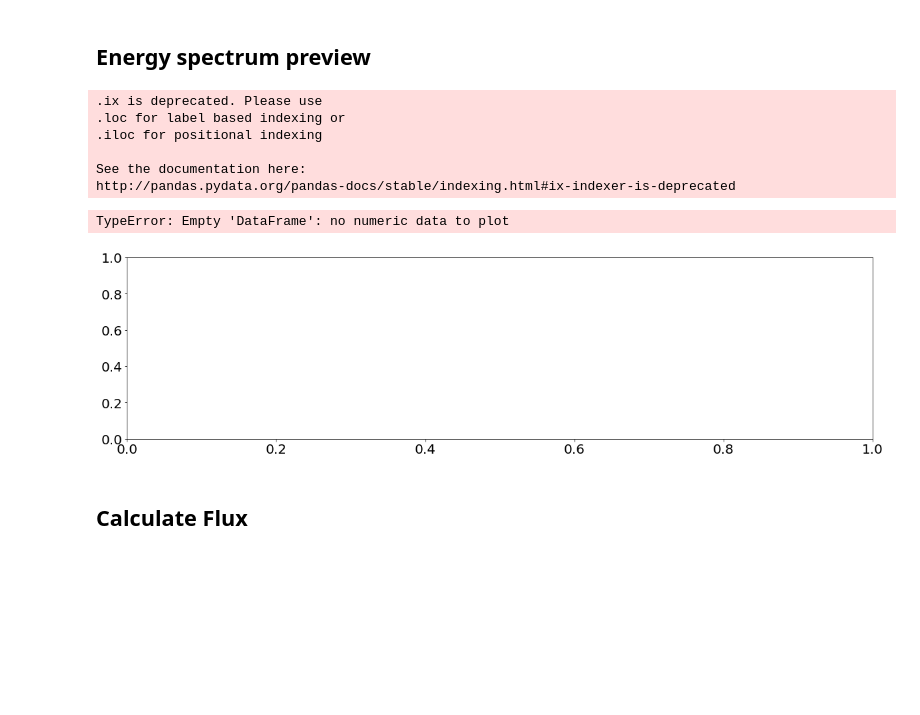
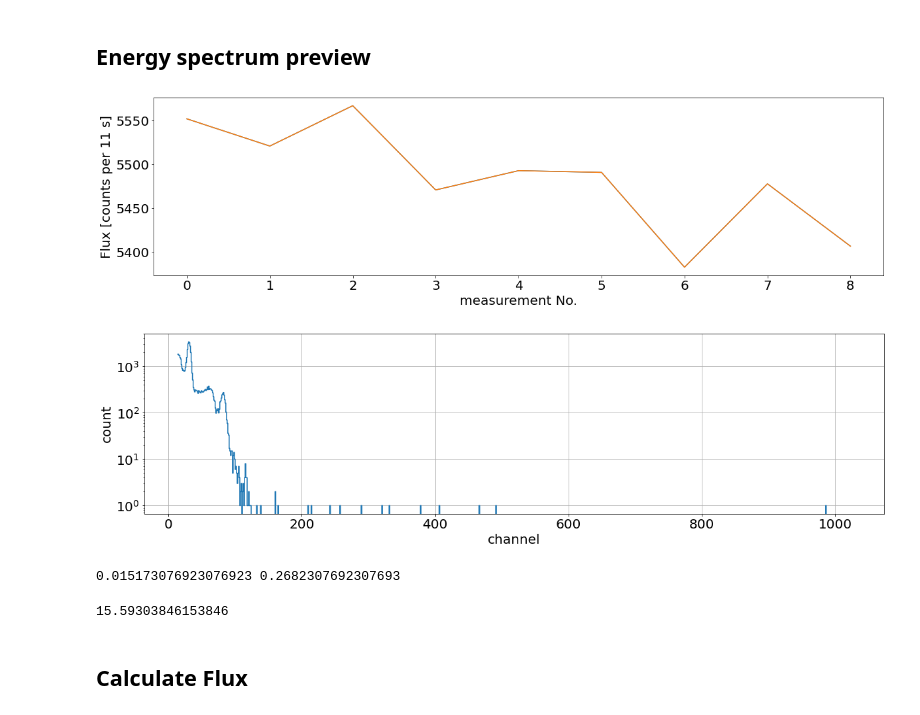
Before and after one commit to ODZ-UJF-AV-CR/AIRDOS-parser, a Jupyter notebook: AIRDOS_calibration.ipynb, the cells around one changed output. Saved outputs shown, nothing was run; the diff lists cells and outputs as text; code cells hidden in the pictures; blank space fills up the shorter version.

```diff
--- a/AIRDOS_calibration.ipynb
+++ b/AIRDOS_calibration.ipynb
@@ -16,10 +16,10 @@ Populating the interactive namespace from numpy and matplotlib
 # %% [markdown]
 ## Read Logfile
 # %%
-fto = './data/DATALOG.TXT' #  File to Open
+fto = '/storage/experiments/2021/12_test_geodos1024/27k_Na22_LS/DATALOG.TXT' #  File to Open
 l=[]
-l.extend(range(0,548))
-df = pd.read_table(fto, sep=',', header=None, names=l, comment='*')
+l.extend(range(0,1034))
+df = pd.read_csv(fto, sep=',', header=None, names=l, comment='*')
 
 #
 ''' DEBUG
@@ -34,6 +34,7 @@ df.drop(df[df[0]=='$GPGLL'].index, inplace=True)
 df.drop(df[df[0]=='$GPGSA'].index, inplace=True)
 df.drop(df[df[0]=='$GPGSV'].index, inplace=True)
 #df.drop(df[df[0]=='$CANDY'].index, inplace=True)
+df.drop(df[df[0]=='$HITS'].index, inplace=True)
 
 # Convert strings to numbers
 #df = df.apply(pd.to_numeric, errors='ignore')
@@ -44,56 +61,52 @@ df.drop(df[df[0]=='$GPGSV'].index, inplace=True)
 # %% [markdown]
 ## Energy spectrum preview
 # %%
-xfrom = 82800
-xto = 83800 #np.nan
+xfrom = 0
+xto = 100
+CH0 = 14
 
 matplotlib.rcParams.update({'font.size': 20})
 
-rc = df.loc[df[0]=='$CANDY']
+rc = df.loc[df[0]=='$HIST']
 rc.reset_index(drop=True, inplace=True)
 
 rc = rc.apply(pd.to_numeric, errors='coerce')
 
-#rc.to_csv('ble.txt')
-
-#rc['sum'] = rc[range(24,544)].sum(axis=1)
-rc['sum'] = rc[range(22,544)].sum(axis=1)
-#rc['sum']
+rc['sum'] = rc[range(CH0,1024)].sum(axis=1)
 
 plt.figure(figsize=(20,5))
 
-#rc['sum'].plot()
-rc.ix[xfrom:xto,'sum'].plot()
+plt.plot(rc['sum'])
+plt.plot(rc.loc[xfrom:xto,'sum'])
 
-plt.title('AIRDOS (HIMAC, 2017-06)')
+#plt.title('AIRDOS (HIMAC, 2017-06)')
 plt.xlabel('measurement No.')
 plt.ylabel('Flux [counts per 11 s]')
 
-ener1 = rc.ix[xfrom:xto,22:520].sum()
+ener1 = rc.iloc[xfrom:xto,CH0:1024].sum()
 
 plt.figure(figsize=(20,5))
-plt.ylim([0,2000])
-#plt.yscale('log')
-plt.plot(ener1)
-
-plt.figure(figsize=(20,5))
-plt.plot(ener1)
-plt.ylim([0,200])
+plt.plot(ener1, drawstyle='steps-post')
+plt.yscale('log')
+#plt.xlim([20,40])
 #plt.legend()
-plt.title('AIRDOS (HIMAC, 2017-06)')
+#plt.title('AIRDOS (HIMAC, 2017-06)')
 plt.xlabel('channel')
 plt.ylabel('count')
-plt.xticks(range(0,600,50))
+#plt.xticks(range(0,600,50))
 plt.grid()
 # %% [output]
-.ix is deprecated. Please use
-.loc for label based indexing or
-.iloc for positional indexing
-
-See the documentation here:
-http://pandas.pydata.org/pandas-docs/stable/indexing.html#ix-indexer-is-deprecated
-TypeError: Empty 'DataFrame': no numeric data to plot
-[figure, old version]
+[figure, new version]
+[figure, added]
+# %%
+l = np.array([[30-CH0, 1],[82-CH0,1]]) # Calibration
+r = np.array([0.511, 1.3])
+coef = np.linalg.solve(l,r)
+print (coef[0], coef[1])
+(1024-CH0)  * coef[0] + coef[1]
+# %% [output]
+0.015173076923076923 0.2682307692307693
+15.59303846153846
 # %% [markdown]
 ## Calculate Flux
 # %%
```
Also changed, not shown: parts of 2 cells of this notebook, 1 other file.
